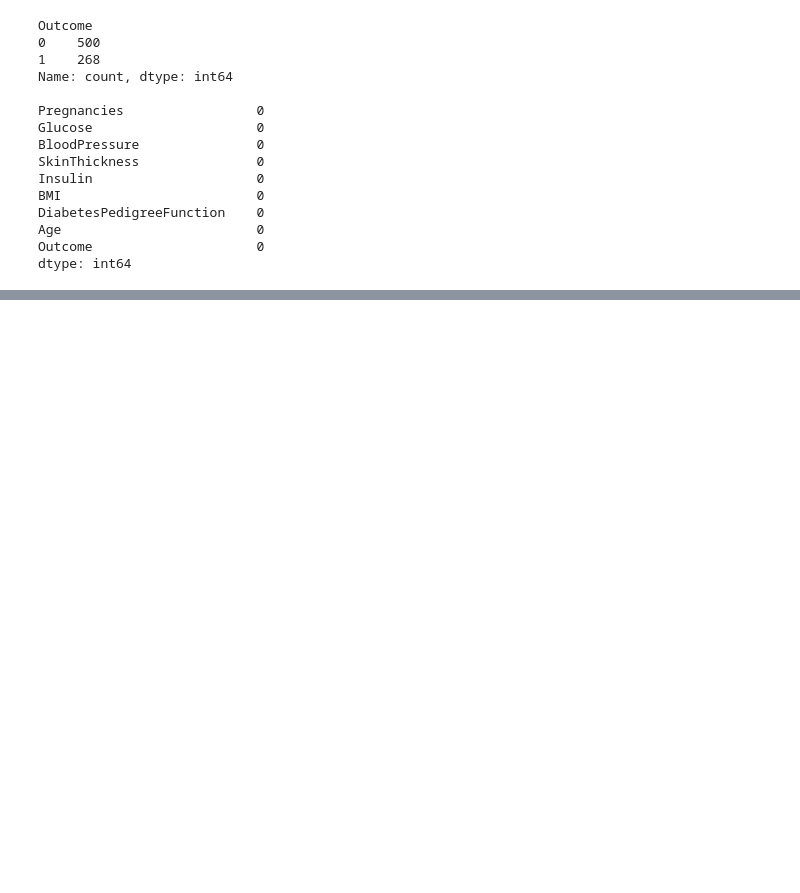
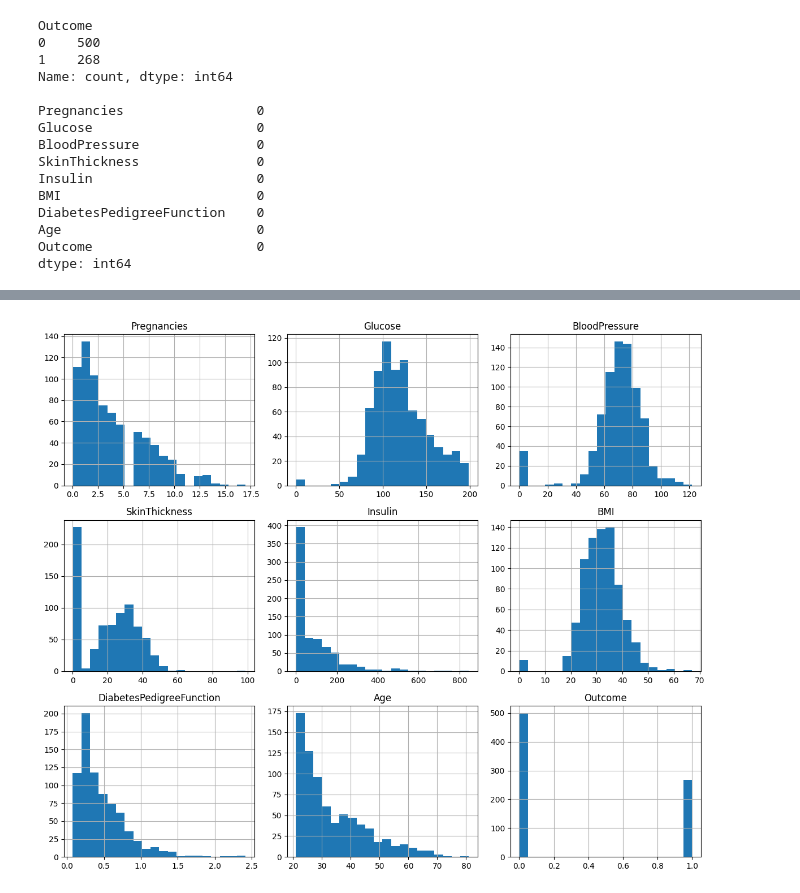
Before and after one commit to srnh837-lab/diabetes-prediction-ml, a Jupyter notebook: diabetes_prediction.ipynb, the cells around one changed output, grey strips where cells are left out. Drawn from its saved outputs; the diff is of its cells as text; code cells hidden in the pictures; blank space fills up the shorter version.

```diff
--- a/diabetes_prediction.ipynb
+++ b/diabetes_prediction.ipynb
@@ -78,0 +103,6 @@ dtype: int64
+# %%
+df.hist(figsize=(12,10),bins=20)
+plt.tight_layout()
+plt.show()
+# %% [output]
+[figure, added]
```
Also changed, not shown: parts of 4 cells of this notebook.
